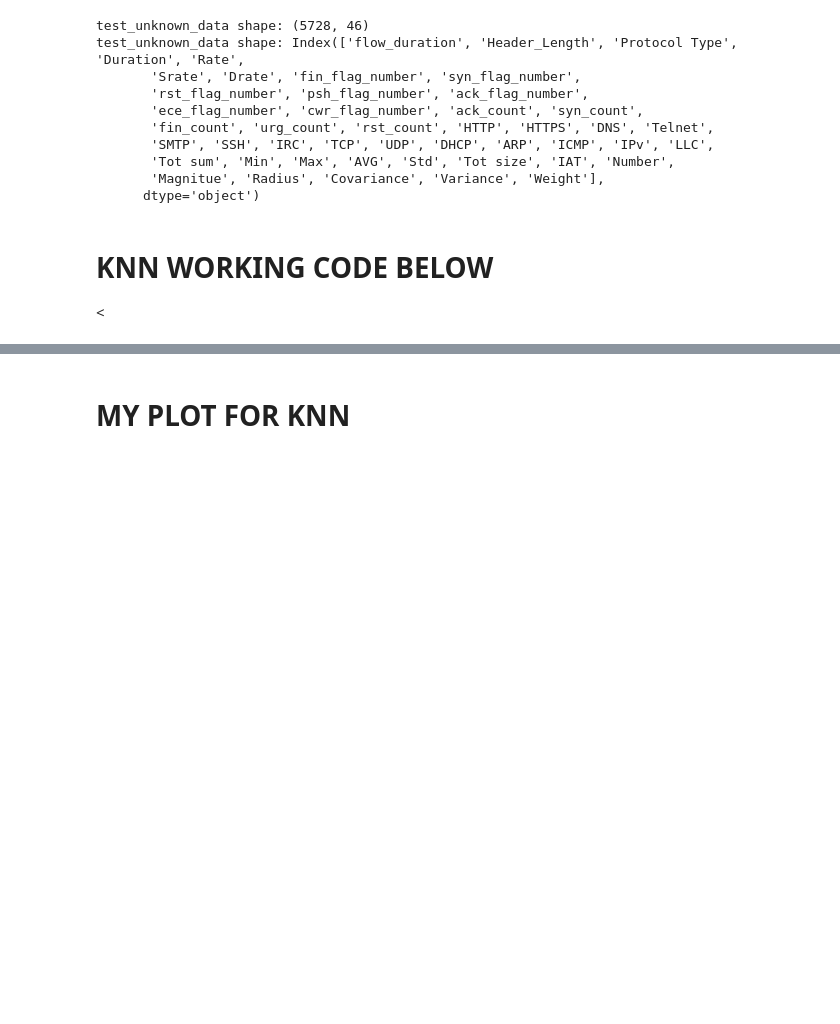
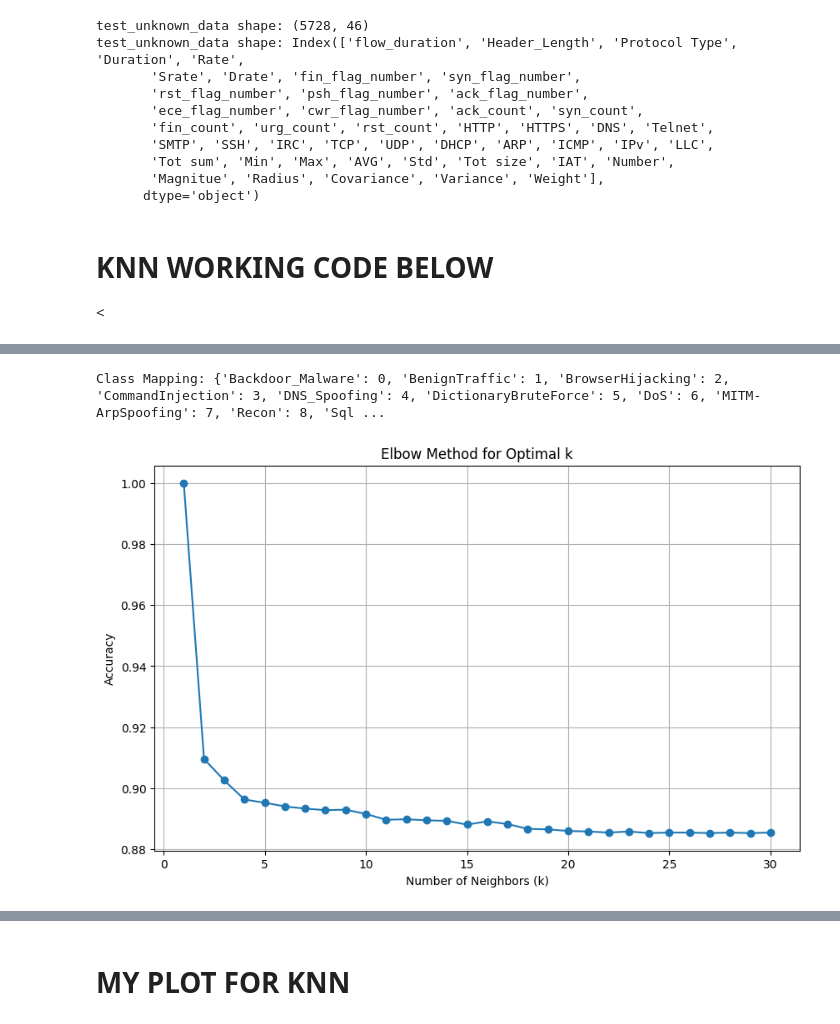
Before and after one commit to ML-Project-Team-5/Project_NetworkIDS, a Jupyter notebook: JUI-KNN.ipynb, the cells around one changed output, grey strips where cells are left out. Cells and saved outputs as stored; diff of their text form; code cells hidden in the pictures; blank space fills up the shorter version.

```diff
--- a/JUI-KNN.ipynb
+++ b/JUI-KNN.ipynb
@@ -206,0 +120,58 @@ xx[16][30] = 22.74373987859919, yy[16][30] = 9.674857560231711, Z[16][30] = 0
+# %%
+import warnings
+import numpy as np
+import matplotlib.pyplot as plt
+from sklearn.preprocessing import LabelEncoder
+from sklearn.neighbors import KNeighborsClassifier
+from sklearn.metrics import accuracy_score
+
+# Suppress all warnings
+warnings.filterwarnings("ignore")
+
+# Assuming test_unknown_data is your test data
+# Drop the 'label' column from test_unknown_data
+# test_unknown_data = test_unknown_data.drop('label', axis=1)
+
+# Initialize a label encoder
+label_encoder = LabelEncoder()
+
+# Fit and transform the label column in the test data
+test_unknown_label_encoded = label_encoder.fit_transform(test_unknown_label['label'])
+
+# Add the encoded labels to the test data
+test_unknown_data['encoded_label'] = test_unknown_label_encoded
+
+# Create a dictionary to map encoded labels back to original labels
+class_mapping = dict(zip(label_encoder.classes_, label_encoder.transform(label_encoder.classes_)))
+print("Class Mapping:", class_mapping)
+
+# Define a range of values for k (number of neighbors)
+k_values = np.arange(1, 31)  # Adjust the range as needed
+
+# Initialize an empty list to store accuracy values for each k
+accuracy_values = []
+
+# Loop through each k value
+for k in k_values:
+    # Create and train the kNN classifier
+    knn_clf = KNeighborsClassifier(n_neighbors=k)
+    knn_clf.fit(test_unknown_data, test_unknown_label.values.ravel())
+
+    # Make predictions on the test data
+    predictions = knn_clf.predict(np.array(test_unknown_data))
+
+    # Evaluate the performance of the classifier and store the accuracy
+    accuracy = accuracy_score(test_unknown_label.values.ravel(), predictions)
+    accuracy_values.append(accuracy)
+
+# Plot the accuracy values for different k values
+plt.figure(figsize=(10, 6))
+plt.plot(k_values, accuracy_values, marker='o')
+plt.title('Elbow Method for Optimal k')
+plt.xlabel('Number of Neighbors (k)')
+plt.ylabel('Accuracy')
+plt.grid(True)
+plt.show()
+# %% [output]
+Class Mapping: {'Backdoor_Malware': 0, 'BenignTraffic': 1, 'BrowserHijacking': 2, 'CommandInjection': 3, 'DNS_Spoofing': 4, 'DictionaryBruteForce': 5, 'DoS': 6, 'MITM-ArpSpoofing': 7, 'Recon': 8, 'Sql ...
+[figure, added]
```
Also changed, not shown: parts of 6 cells of this notebook.
